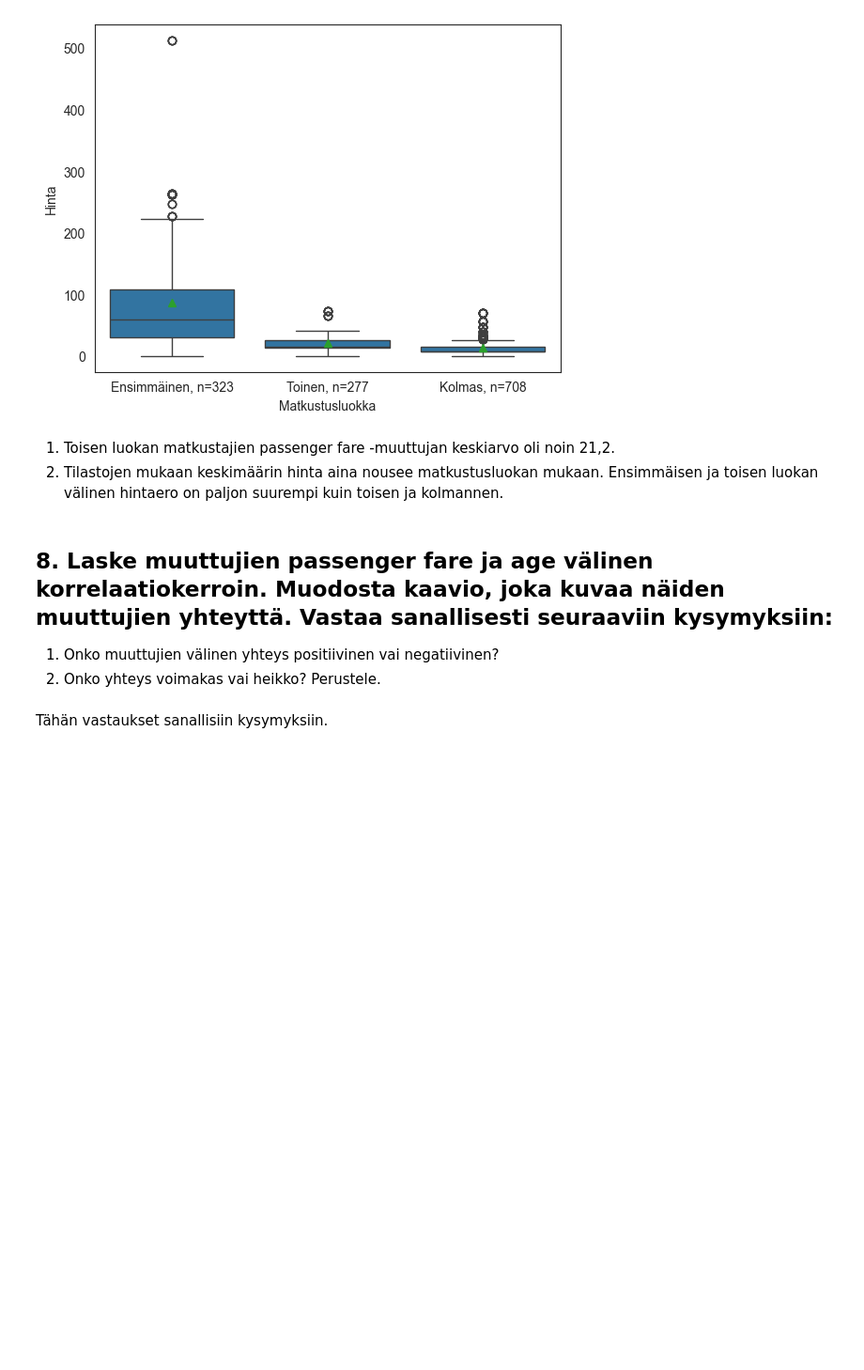
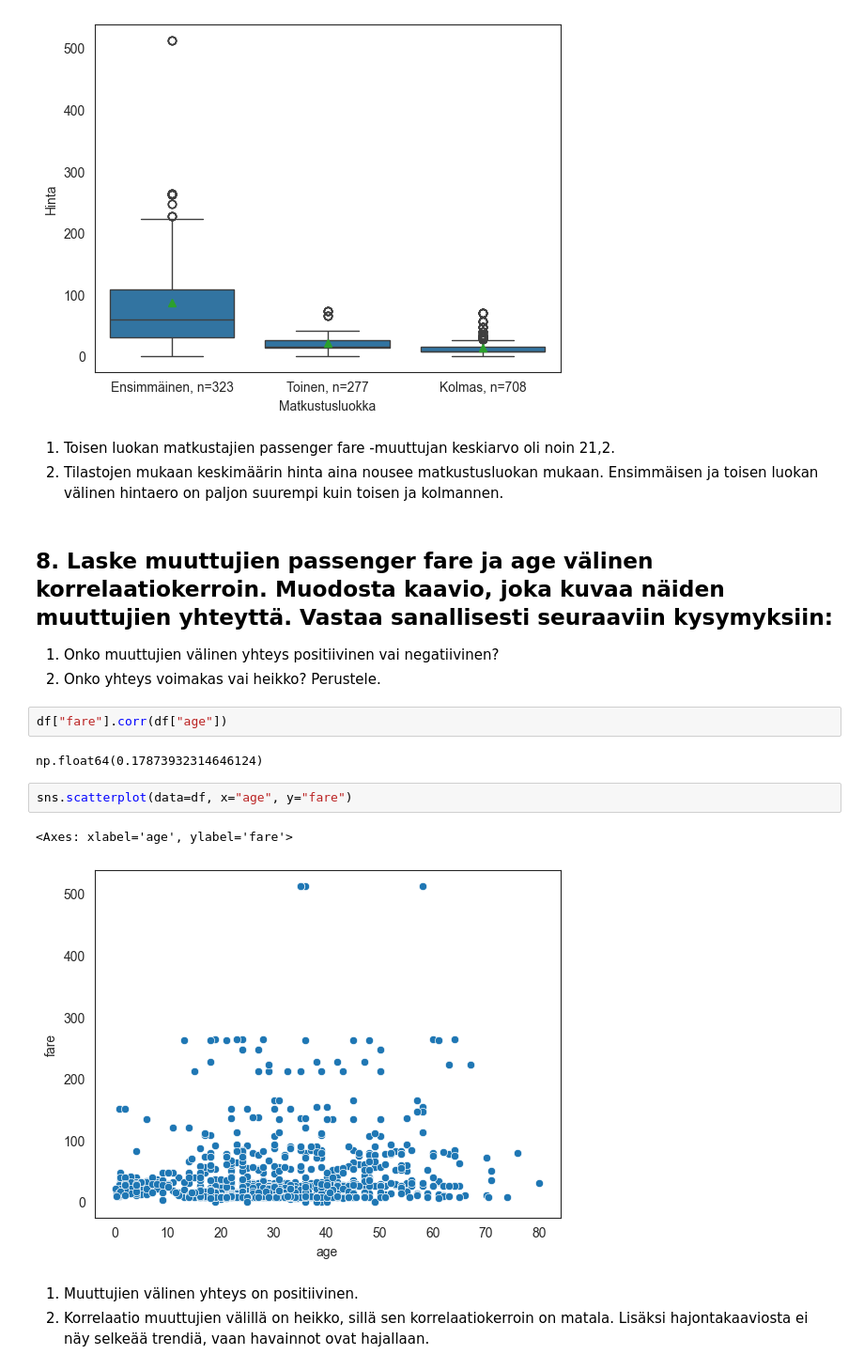
Before and after one commit to lassihi/Data-analytiikka-pythonilla, a Jupyter notebook: tehtava-1/tehtava-1.ipynb, the cells around one changed output. Shown at 94% size. Cells and saved outputs as stored; diff of their text form; blank space fills up the shorter version.

```diff
--- a/tehtava-1/tehtava-1.ipynb
+++ b/tehtava-1/tehtava-1.ipynb
@@ -181,5 +172,15 @@ plt.show()
 ## 8. Laske muuttujien passenger fare ja age välinen korrelaatiokerroin. Muodosta kaavio, joka kuvaa näiden muuttujien yhteyttä. Vastaa sanallisesti seuraaviin kysymyksiin:
 1. Onko muuttujien välinen yhteys positiivinen vai negatiivinen?
 2. Onko yhteys voimakas vai heikko? Perustele.
-# %% [markdown]
-Tähän vastaukset sanallisiin kysymyksiin.
+# %%
+df["fare"].corr(df["age"])
+# %% [output]
+np.float64(0.17873932314646124)
+# %%
+sns.scatterplot(data=df, x="age", y="fare")
+# %% [output]
+<Axes: xlabel='age', ylabel='fare'>
+[figure, added]
+# %% [markdown]
+1. Muuttujien välinen yhteys on positiivinen.
+2. Korrelaatio muuttujien välillä on heikko, sillä sen korrelaatiokerroin on matala. Lisäksi hajontakaaviosta ei näy selkeää trendiä, vaan havainnot ovat hajallaan.
```
Also changed, not shown: parts of 1 cell of this notebook.
